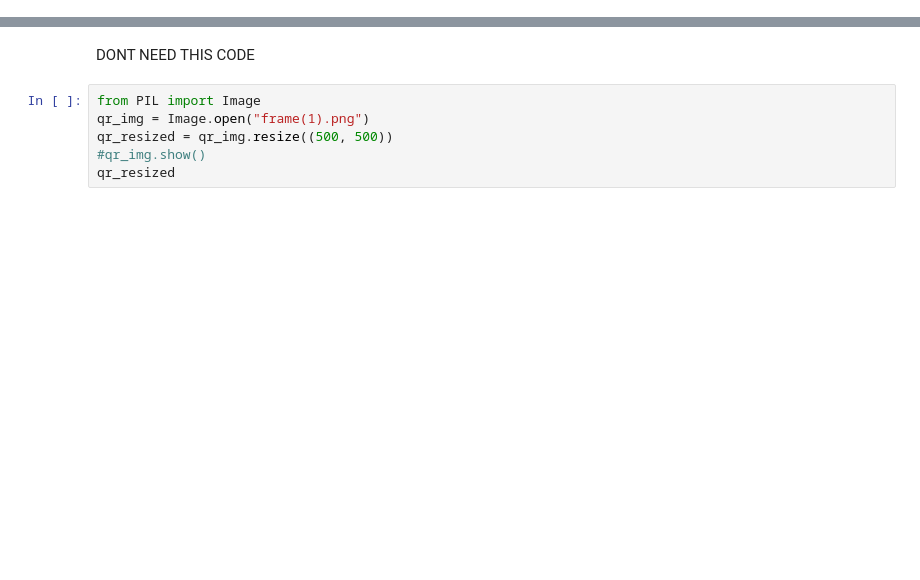
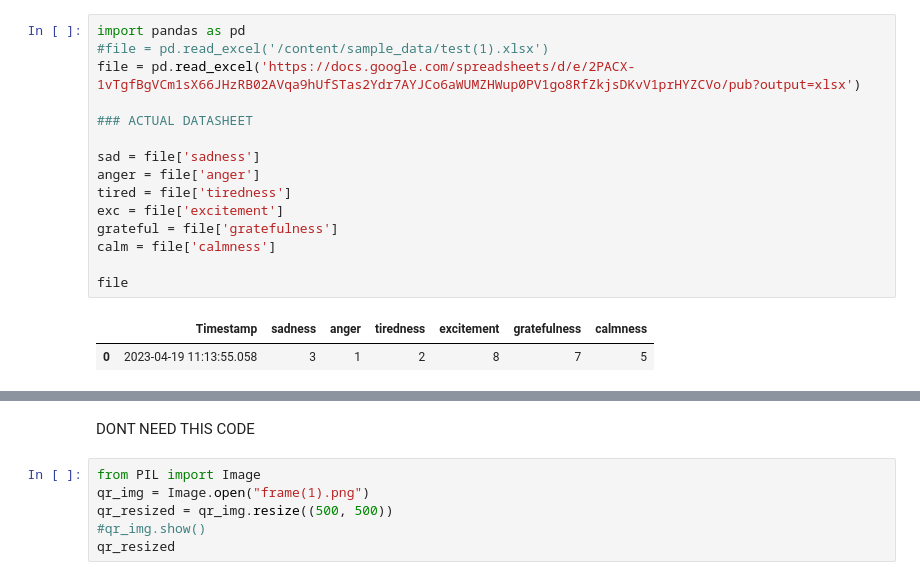
Before and after one commit to mr-usurper/aura_vis, a Jupyter notebook: aura_viz.ipynb, the cells around one changed output, grey strips where cells are left out. Drawn from its saved outputs; the diff is of its cells as text; blank space fills up the shorter version.

```diff
--- a/aura_viz.ipynb
+++ b/aura_viz.ipynb
@@ -43,3 +27,21 @@ file
+# %%
+import pandas as pd
+#file = pd.read_excel('/content/sample_data/test(1).xlsx')
+file = pd.read_excel('https://docs.google.com/spreadsheets/d/e/2PACX-1vTgfBgVCm1sX66JHzRB02AVqa9hUfSTas2Ydr7AYJCo6aWUMZHWup0PV1go8RfZkjsDKvV1prHYZCVo/pub?output=xlsx')
+
+### ACTUAL DATASHEET
+
+sad = file['sadness']
+anger = file['anger']
+tired = file['tiredness']
+exc = file['excitement']
+grateful = file['gratefulness']
+calm = file['calmness']
+
+file
+# %% [output]
+|  | Timestamp | sadness | anger | tiredness | excitement | gratefulness | calmness |
+| 0 | 2023-04-19 11:13:55.058 | 3 | 1 | 2 | 8 | 7 | 5 |
 # %%
 avg_s = sad.mean()
 avg_a = anger.mean()
```
Also changed, not shown: parts of 8 cells of this notebook.
